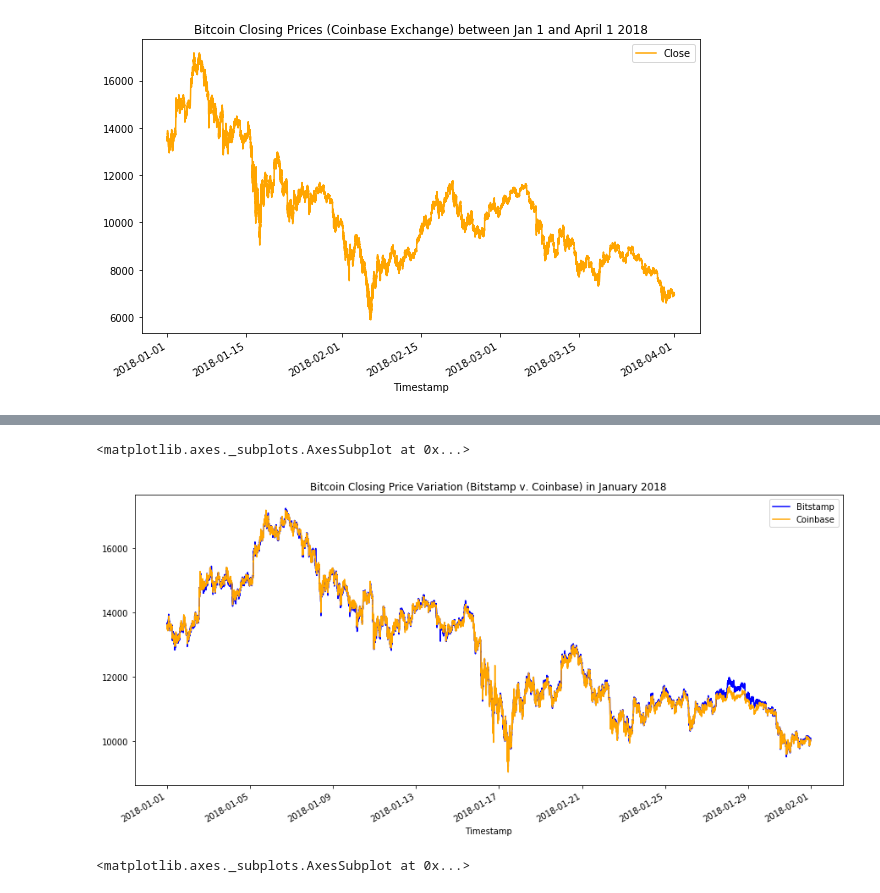
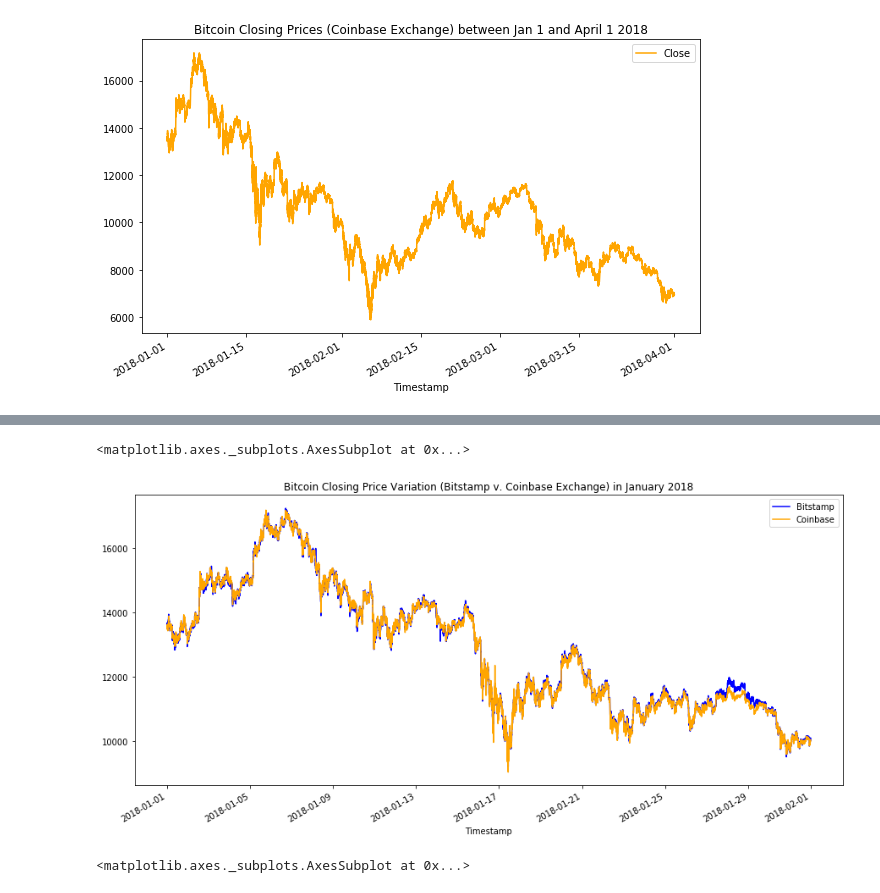
Before and after one commit to ai-to-the-moon/FinTech_Challenge3, a Jupyter notebook: crypto_arbitrage.ipynb, the cells around one changed output, grey strips where cells are left out. Saved outputs shown, nothing was run; the diff lists cells and outputs as text; code cells hidden in the pictures.

```diff
--- a/crypto_arbitrage.ipynb
+++ b/crypto_arbitrage.ipynb
@@ -282,12 +327,7 @@ coinbase_sliced['Close'].plot(legend=True, figsize=(15, 7), color="orange", labe
 # %%
-# Using the loc and plot functions, create an overlay plot that visualizes
-# the price action of both DataFrames for a one month period early in the dataset
-# Be sure to include the parameters: legend, figure size, title, and color and label
-# YOUR CODE HERE
-
-bitstamp_sliced['Close'].loc['2018-01-01' : '2018-01-31'].plot(legend=True, figsize=(15, 7), title="Bitcoin Closing Price Variation (Bitstamp v. Coinbase) in January 2018", color="blue", label="Bitstamp")
+bitstamp_sliced['Close'].loc['2018-01-01' : '2018-01-31'].plot(legend=True, figsize=(15, 7), title="Bitcoin Closing Price Variation (Bitstamp v. Coinbase Exchange) in January 2018", color="blue", label="Bitstamp")
 coinbase_sliced['Close'].loc['2018-01-01' : '2018-01-31'].plot(legend=True, figsize=(15, 7), color="orange", label="Coinbase")
 # %% [output]
 <matplotlib.axes._subplots.AxesSubplot at 0x...>
-[figure, old version]
+[figure, new version]
 # %%
```
Also changed, not shown: parts of 98 cells of this notebook, 1 other file.
